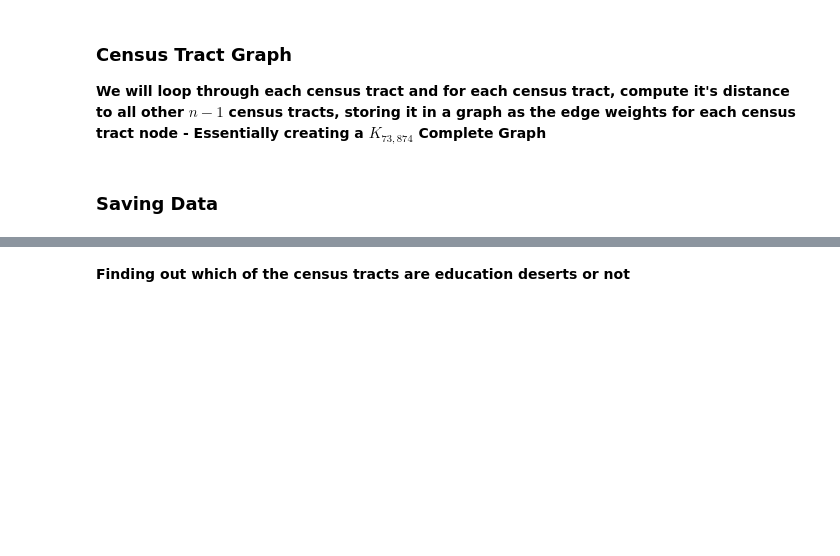
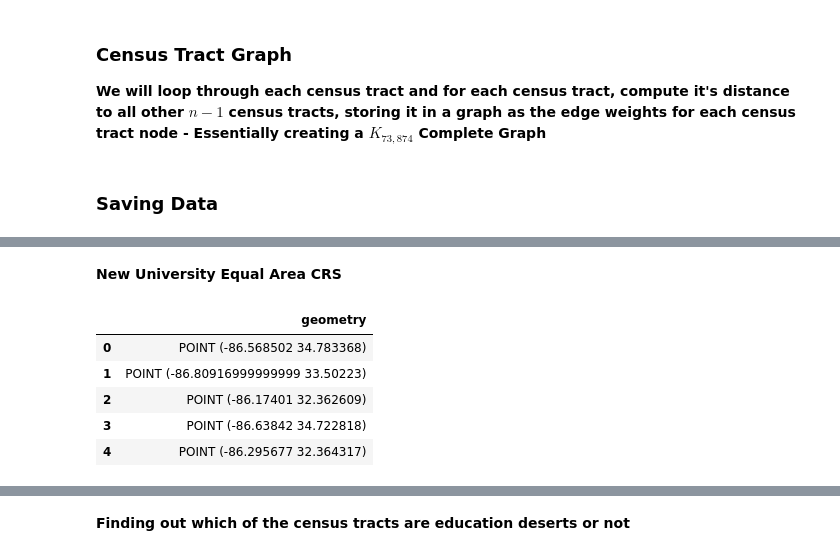
Before and after one commit to lucashu1/education-deserts, a Jupyter notebook: data-preprocessing.ipynb, the cells around one changed output, grey strips where cells are left out. Cells and saved outputs as stored; diff of their text form; code cells hidden in the pictures; blank space fills up the shorter version.

```diff
--- a/data-preprocessing.ipynb
+++ b/data-preprocessing.ipynb
@@ -406 +454,12 @@ class CT_Graph:
+# %% [markdown]
+__New University Equal Area CRS__
+# %%
+uni_gdf.head()
+# %% [output]
+|  | geometry |
+| 0 | POINT (-86.568502 34.783368) |
+| 1 | POINT (-86.80916999999999 33.50223) |
+| 2 | POINT (-86.17401 32.362609) |
+| 3 | POINT (-86.63842 34.722818) |
+| 4 | POINT (-86.295677 32.364317) |
 # %% [markdown]
```
Also changed, not shown: parts of 13 cells of this notebook, 1 other file.
